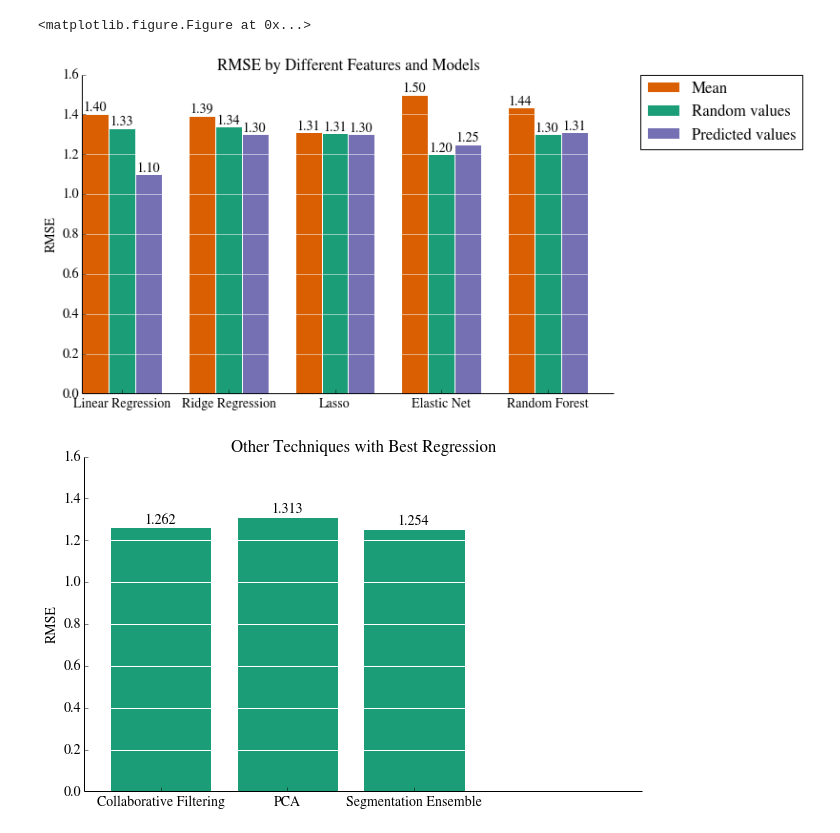
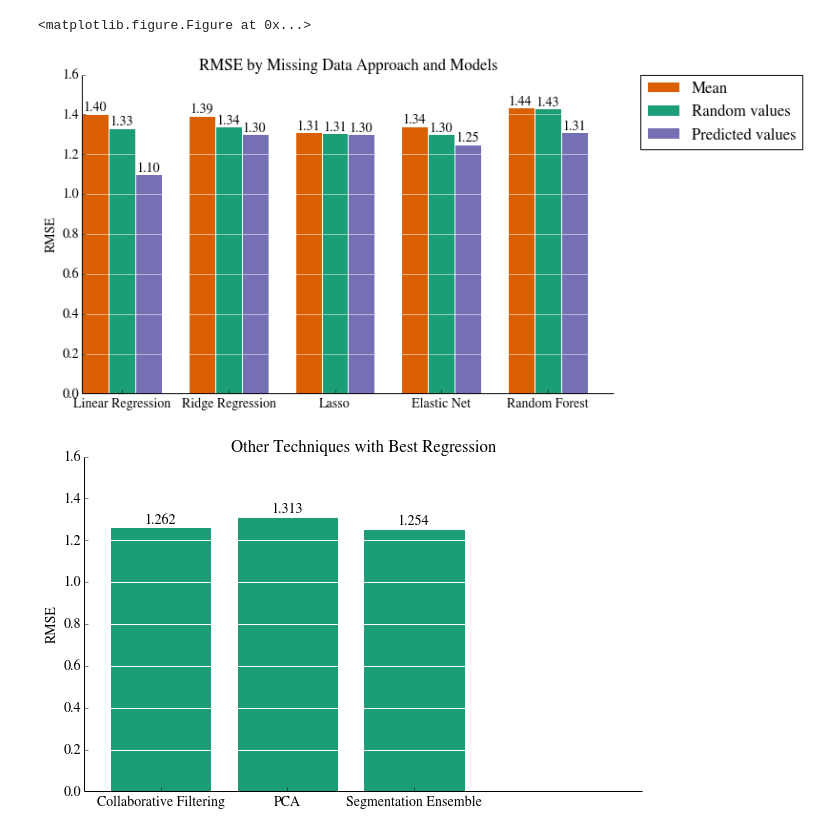
Before and after one commit to s-ramaswamy/CS-229-project, a Jupyter notebook: Visualizations.ipynb, the cells around one changed output. Saved outputs shown, nothing was run; the diff lists cells and outputs as text; code cells hidden in the pictures.

```diff
--- a/Visualizations.ipynb
+++ b/Visualizations.ipynb
@@ -278,36 +278,36 @@ ind = np.arange(N)  # the x locations for the groups
 width = 0.25       # the width of the bars
 
 fig, ax = plt.subplots()
 rects1 = ax.bar(ind, fullRMSE, width, color=dark2_colors[1])
 
-splitRMSE = [1.332,1.338,1.306,1.2,1.3]
+splitRMSE = [1.332,1.338,1.306,1.300,1.431]
 rects2 = ax.bar(ind+width, splitRMSE, width, color=dark2_colors[0])
 
 randRMSE = [1.1,1.3,1.3,1.25,1.31]
 rects3 = ax.bar(ind+2*width, randRMSE, width, color=dark2_colors[2])
 
 # add some text for labels, title and axes ticks
 ax.set_ylabel('RMSE')
-ax.set_title('RMSE by Different Features and Models')
+ax.set_title('RMSE by Missing Data Approach and Models')
 ax.set_xticks(ind+width+0.125)
 ax.set_xticklabels(('Linear Regression', 'Ridge Regression', 'Lasso', 'Elastic Net', 'Random Forest') )
 # ax.legend((rects1[0], rects2[0], rects3[0]), ('Replace with mean', 'Replace with random values','Predict values'))
 ax.legend((rects1[0], rects2[0], rects3[0]), ('Mean', 'Random values','Predicted values'),bbox_to_anchor=(1.05, 1), loc=2, borderaxespad=0. )
 
 def autolabel(rects):
     # attach some text labels
     for rect in rects:
         height = rect.get_height()
         ax.text(rect.get_x()+rect.get_width()/2., height, '%.2f'%height,
                 ha='center', va='bottom')
 
 autolabel(rects1)
 autolabel(rects2)
 autolabel(rects3)
 plt.grid(axis = 'y', color ='white', linestyle='-')
 remove_border()
 # %% [output]
-[figure, old version]
+[figure, new version]
 # %%
 # visualize the 3 methods +
 percentages = np.array([1.262, 1.313, 1.254 ])
```
Also changed, not shown: 1 other file.
